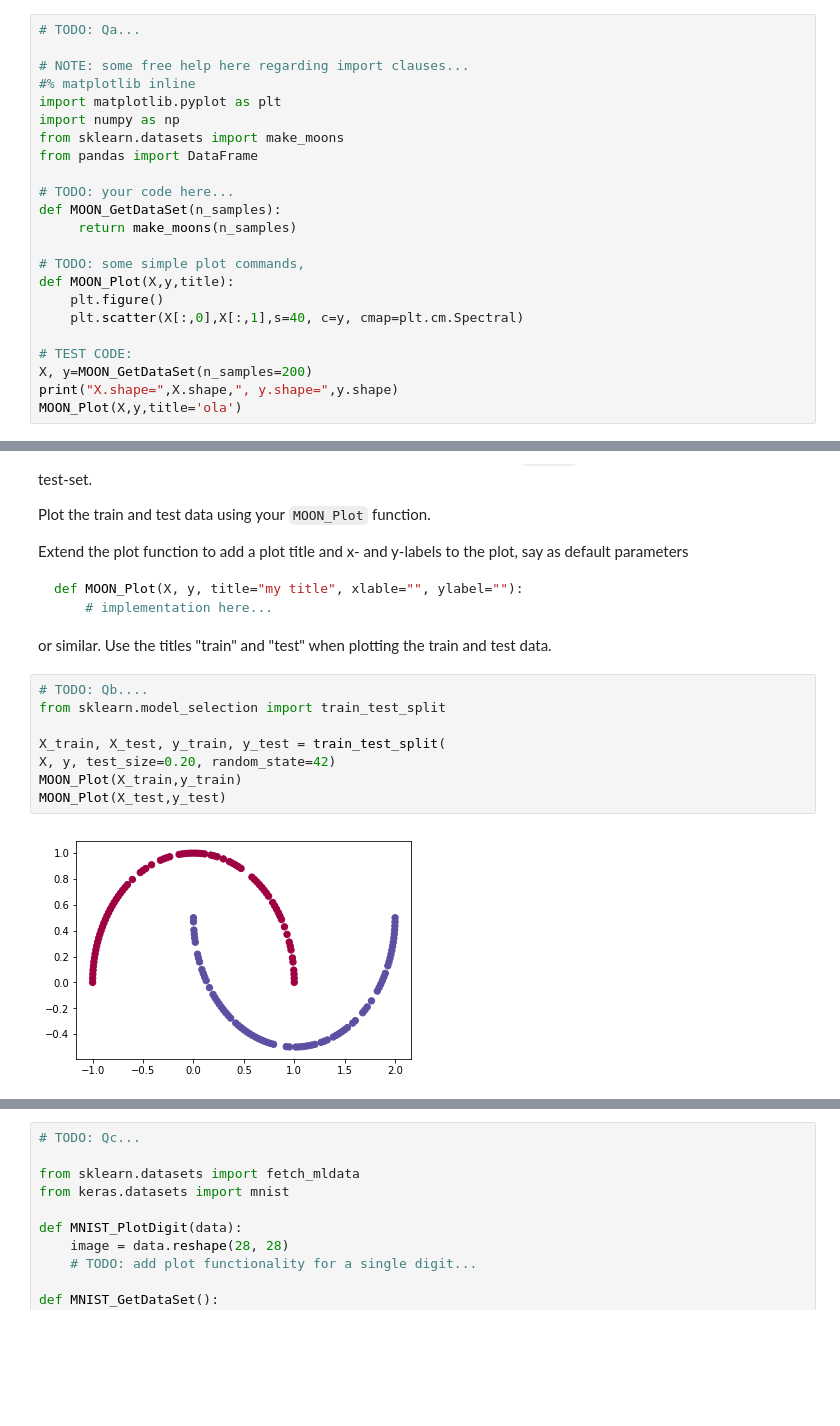
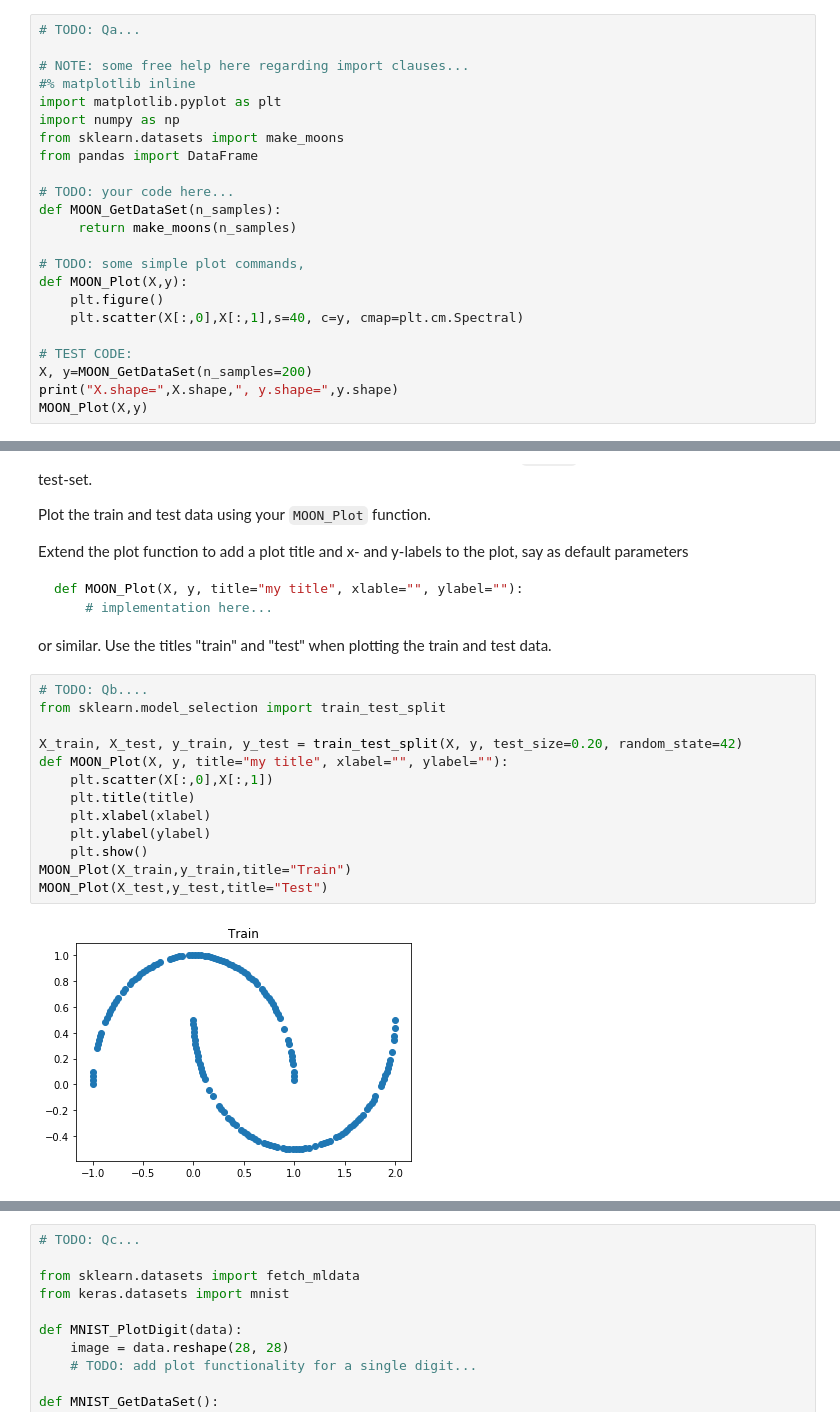
Before and after one commit to margaritluch/IT_MAL, a Jupyter notebook: L03/dataset.ipynb, the cells around one changed output, grey strips where cells are left out. Cells and saved outputs as stored; diff of their text form; blank space fills up the shorter version.

```diff
--- a/L03/dataset.ipynb
+++ b/L03/dataset.ipynb
@@ -41,14 +41,14 @@ def MOON_GetDataSet(n_samples):
      return make_moons(n_samples)
 
 # TODO: some simple plot commands,
-def MOON_Plot(X,y,title):
+def MOON_Plot(X,y):
     plt.figure()
     plt.scatter(X[:,0],X[:,1],s=40, c=y, cmap=plt.cm.Spectral)
 
 # TEST CODE:
 X, y=MOON_GetDataSet(n_samples=200)
 print("X.shape=",X.shape,", y.shape=",y.shape)
-MOON_Plot(X,y,title='ola')
+MOON_Plot(X,y)
 # %% [output]
 X.shape= (200, 2) , y.shape= (200,)
 [figure]
@@ -70,10 +70,15 @@ or similar. Use the titles "train" and "test" when plotting the train and test d
 # %%
 # TODO: Qb....
 from sklearn.model_selection import train_test_split
 
-X_train, X_test, y_train, y_test = train_test_split(
-X, y, test_size=0.20, random_state=42)
-MOON_Plot(X_train,y_train)
-MOON_Plot(X_test,y_test)
+X_train, X_test, y_train, y_test = train_test_split(X, y, test_size=0.20, random_state=42)
+def MOON_Plot(X, y, title="my title", xlabel="", ylabel=""):
+    plt.scatter(X[:,0],X[:,1])
+    plt.title(title)
+    plt.xlabel(xlabel)
+    plt.ylabel(ylabel)
+    plt.show()
+MOON_Plot(X_train,y_train,title="Train")
+MOON_Plot(X_test,y_test,title="Test")
 # %% [output]
-[figure, old version]
+[figure, new version]
```
Also changed, not shown: parts of 1 cell of this notebook, 11 other files.
